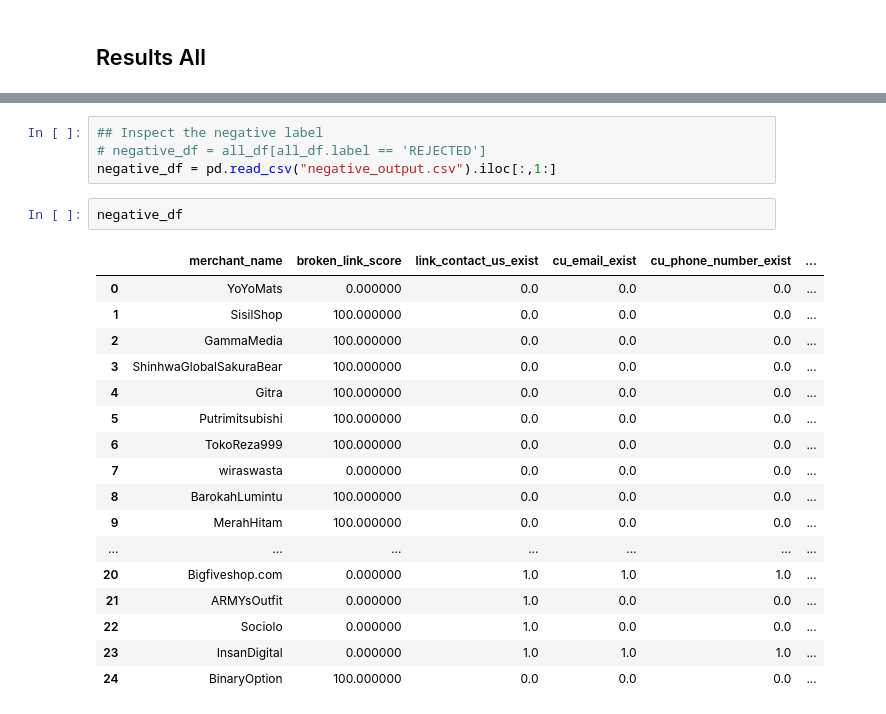
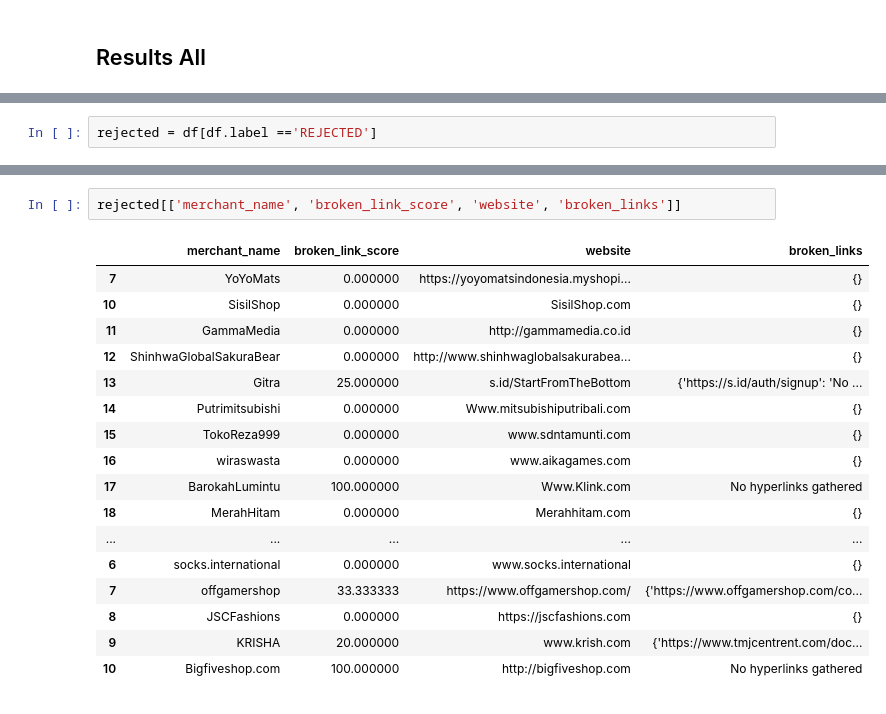
Before and after one commit to bahyhelmihp/web-crawler, a Jupyter notebook: api/datasets/Analysis Result.ipynb, the cells around one changed output, grey strips where cells are left out. Drawn from its saved outputs; the diff is of its cells as text.

```diff
--- a/api/datasets/Analysis Result.ipynb
+++ b/api/datasets/Analysis Result.ipynb
@@ -26 +54,3 @@ all_df.head()
 | 4 | SimplyMii | 0.0 | 1.0 | 1.0 | 1.0 | ... |
+# %%
+rejected = df[df.label =='REJECTED']
@@ -34,25 +66,21 @@ REVIEWED    107
 dtype: int64
-# %%
-## Inspect the negative label
-# negative_df = all_df[all_df.label == 'REJECTED']
-negative_df = pd.read_csv("negative_output.csv").iloc[:,1:]
-# %%
-negative_df
-# %% [output]
-|  | merchant_name | broken_link_score | link_contact_us_exist | cu_email_exist | cu_phone_number_exist | ... |
-| 0 | YoYoMats | 0.000000 | 0.0 | 0.0 | 0.0 | ... |
-| 1 | SisilShop | 100.000000 | 0.0 | 0.0 | 0.0 | ... |
-| 2 | GammaMedia | 100.000000 | 0.0 | 0.0 | 0.0 | ... |
-| 3 | ShinhwaGlobalSakuraBear | 100.000000 | 0.0 | 0.0 | 0.0 | ... |
-| 4 | Gitra | 100.000000 | 0.0 | 0.0 | 0.0 | ... |
-| 5 | Putrimitsubishi | 100.000000 | 0.0 | 0.0 | 0.0 | ... |
-| 6 | TokoReza999 | 100.000000 | 0.0 | 0.0 | 0.0 | ... |
-| 7 | wiraswasta | 0.000000 | 0.0 | 0.0 | 0.0 | ... |
-| 8 | BarokahLumintu | 100.000000 | 0.0 | 0.0 | 0.0 | ... |
-| 9 | MerahHitam | 100.000000 | 0.0 | 0.0 | 0.0 | ... |
-| ... | ... | ... | ... | ... | ... | ... |
-| 20 | Bigfiveshop.com | 0.000000 | 1.0 | 1.0 | 1.0 | ... |
-| 21 | ARMYsOutfit | 0.000000 | 1.0 | 0.0 | 0.0 | ... |
-| 22 | Sociolo | 0.000000 | 1.0 | 0.0 | 0.0 | ... |
-| 23 | InsanDigital | 0.000000 | 1.0 | 1.0 | 1.0 | ... |
-| 24 | BinaryOption | 100.000000 | 0.0 | 0.0 | 0.0 | ... |
+# %%
+rejected[['merchant_name', 'broken_link_score', 'website', 'broken_links']]
+# %% [output]
+|  | merchant_name | broken_link_score | website | broken_links |
+| 7 | YoYoMats | 0.000000 | https://yoyomatsindonesia.myshopi... | {} |
+| 10 | SisilShop | 0.000000 | SisilShop.com | {} |
+| 11 | GammaMedia | 0.000000 | http://gammamedia.co.id | {} |
+| 12 | ShinhwaGlobalSakuraBear | 0.000000 | http://www.shinhwaglobalsakurabea... | {} |
+| 13 | Gitra | 25.000000 | s.id/StartFromTheBottom | {'https://s.id/auth/signup': 'No ... |
+| 14 | Putrimitsubishi | 0.000000 | Www.mitsubishiputribali.com | {} |
+| 15 | TokoReza999 | 0.000000 | www.sdntamunti.com | {} |
+| 16 | wiraswasta | 0.000000 | www.aikagames.com | {} |
+| 17 | BarokahLumintu | 100.000000 | Www.Klink.com | No hyperlinks gathered |
+| 18 | MerahHitam | 0.000000 | Merahhitam.com | {} |
+| ... | ... | ... | ... | ... |
+| 6 | socks.international | 0.000000 | www.socks.international | {} |
+| 7 | offgamershop | 33.333333 | https://www.offgamershop.com/ | {'https://www.offgamershop.com/co... |
+| 8 | JSCFashions | 0.000000 | https://jscfashions.com | {} |
+| 9 | KRISHA | 20.000000 | www.krish.com | {'https://www.tmjcentrent.com/doc... |
+| 10 | Bigfiveshop.com | 100.000000 | http://bigfiveshop.com | No hyperlinks gathered |
```
Also changed, not shown: parts of 20 cells of this notebook, 4 other files.
